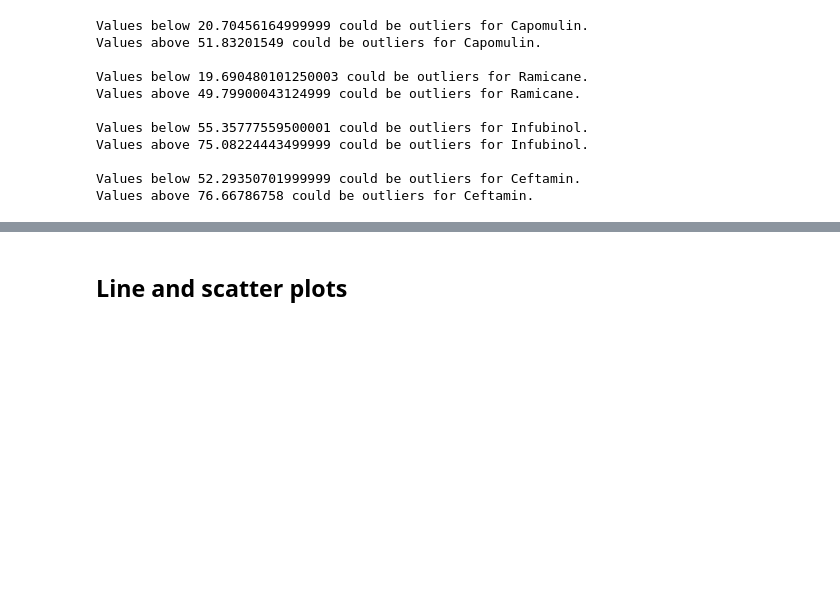
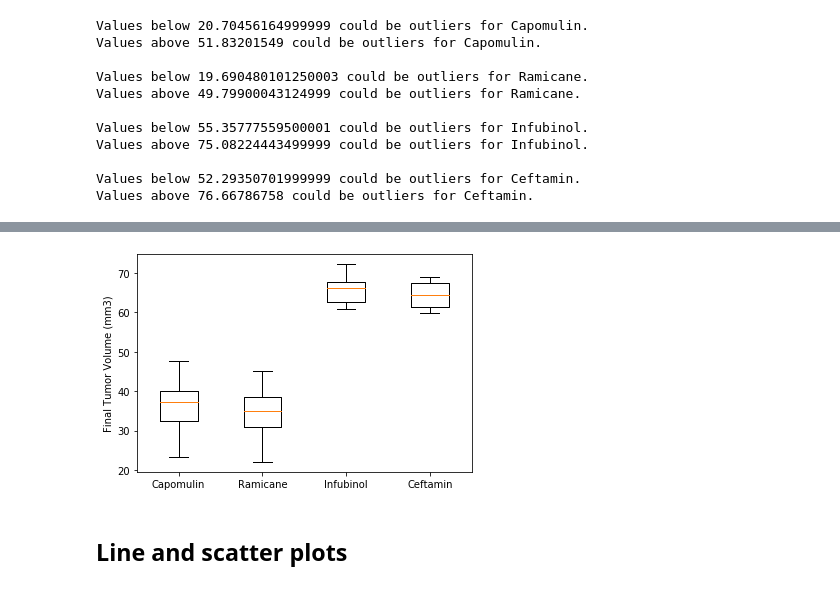
Before and after one commit to elisabethvirak/Pymaceuticals, a Jupyter notebook: pymaceuticals_EAV.ipynb, the cells around one changed output, grey strips where cells are left out. Drawn from its saved outputs; the diff is of its cells as text; code cells hidden in the pictures; blank space fills up the shorter version.

```diff
--- a/pymaceuticals_EAV.ipynb
+++ b/pymaceuticals_EAV.ipynb
@@ -289,3 +289,9 @@ TypeError: must be str, not float
+# %%
+plt.boxplot([cap_final, ram_final, inf_final, cef_final],labels=['Capomulin','Ramicane','Infubinol','Ceftamin'],flierprops=orange_out)
+plt.ylabel('Final Tumor Volume (mm3)')
+plt.show()
+# %% [output]
+[figure, added]
 # %% [markdown]
 ## Line and scatter plots
 # %%
```
Also changed, not shown: parts of 3 cells of this notebook.
